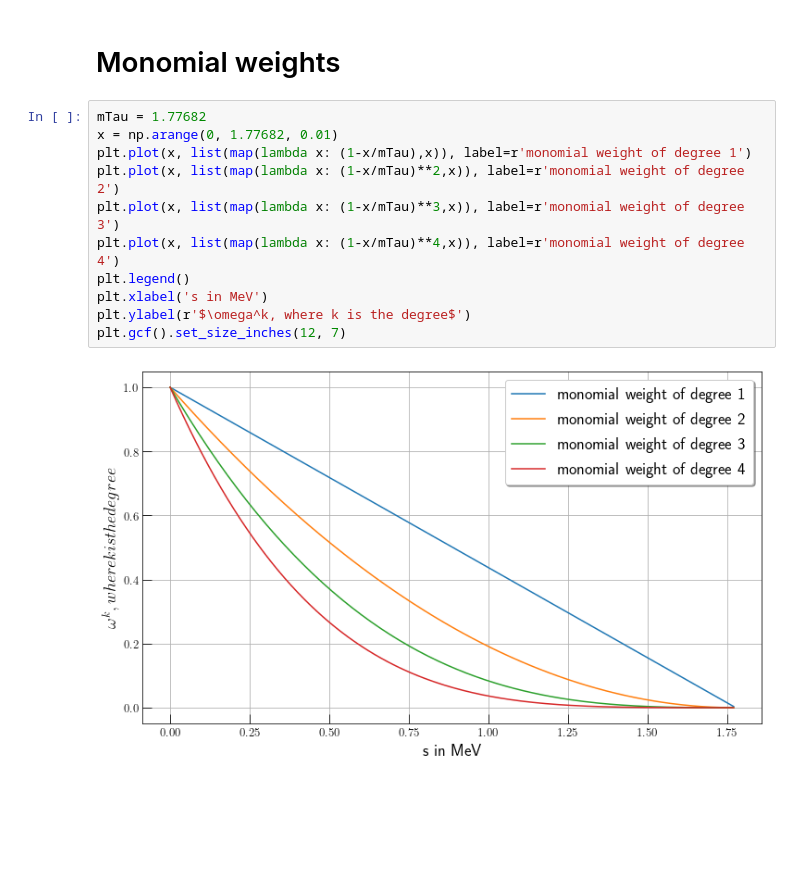
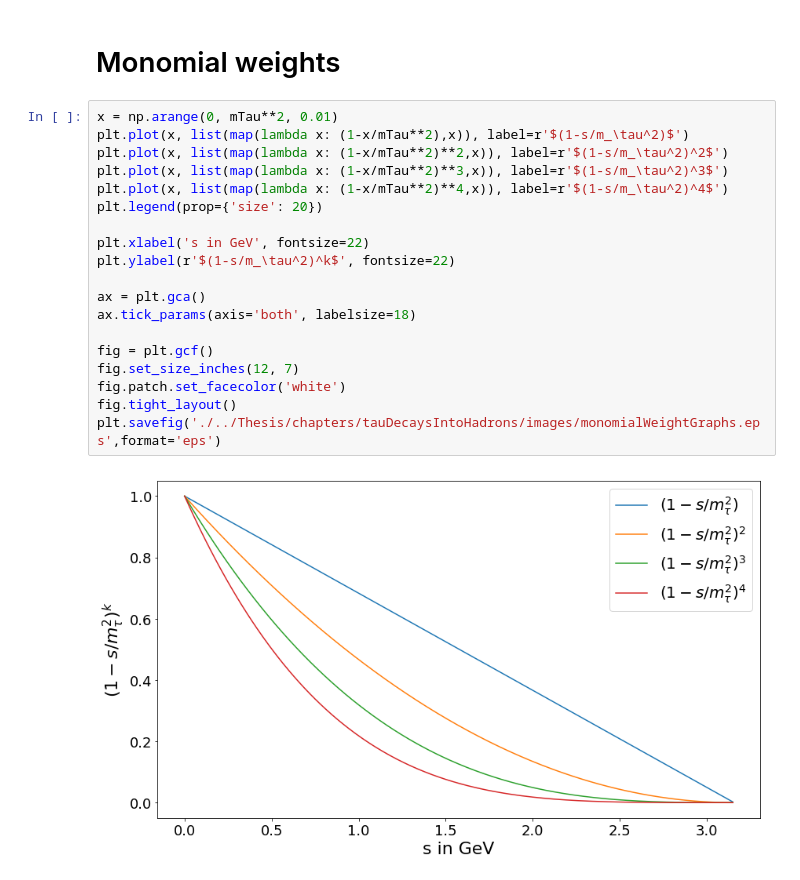
Before and after one commit to phd-dirk/Notebooks, a Jupyter notebook: weightAnalysis.ipynb, the cells around one changed output. Drawn from its saved outputs; the diff is of its cells as text; blank space fills up the shorter version.

Commit message:
added comparison plot

```diff
--- a/weightAnalysis.ipynb
+++ b/weightAnalysis.ipynb
@@ -30,15 +30,23 @@ plt.plot(y, wList(y, 0, 1))
 # %% [markdown]
 # Monomial weights
 # %%
-mTau = 1.77682
-x = np.arange(0, 1.77682, 0.01)
-plt.plot(x, list(map(lambda x: (1-x/mTau),x)), label=r'monomial weight of degree 1')
-plt.plot(x, list(map(lambda x: (1-x/mTau)**2,x)), label=r'monomial weight of degree 2')
-plt.plot(x, list(map(lambda x: (1-x/mTau)**3,x)), label=r'monomial weight of degree 3')
-plt.plot(x, list(map(lambda x: (1-x/mTau)**4,x)), label=r'monomial weight of degree 4')
-plt.legend()
-plt.xlabel('s in MeV')
-plt.ylabel(r'$\omega^k, where k is the degree$')
-plt.gcf().set_size_inches(12, 7)
+x = np.arange(0, mTau**2, 0.01)
+plt.plot(x, list(map(lambda x: (1-x/mTau**2),x)), label=r'$(1-s/m_\tau^2)$')
+plt.plot(x, list(map(lambda x: (1-x/mTau**2)**2,x)), label=r'$(1-s/m_\tau^2)^2$')
+plt.plot(x, list(map(lambda x: (1-x/mTau**2)**3,x)), label=r'$(1-s/m_\tau^2)^3$')
+plt.plot(x, list(map(lambda x: (1-x/mTau**2)**4,x)), label=r'$(1-s/m_\tau^2)^4$')
+plt.legend(prop={'size': 20})
+
+plt.xlabel('s in GeV', fontsize=22)
+plt.ylabel(r'$(1-s/m_\tau^2)^k$', fontsize=22)
+
+ax = plt.gca()
+ax.tick_params(axis='both', labelsize=18)
+
+fig = plt.gcf()
+fig.set_size_inches(12, 7)
+fig.patch.set_facecolor('white')
+fig.tight_layout()
+plt.savefig('./../Thesis/chapters/tauDecaysIntoHadrons/images/monomialWeightGraphs.eps',format='eps')
 # %% [output]
-[figure, old version]
+[figure, new version]
```
Also changed, not shown: parts of 1 cell of this notebook, 1 other file.
